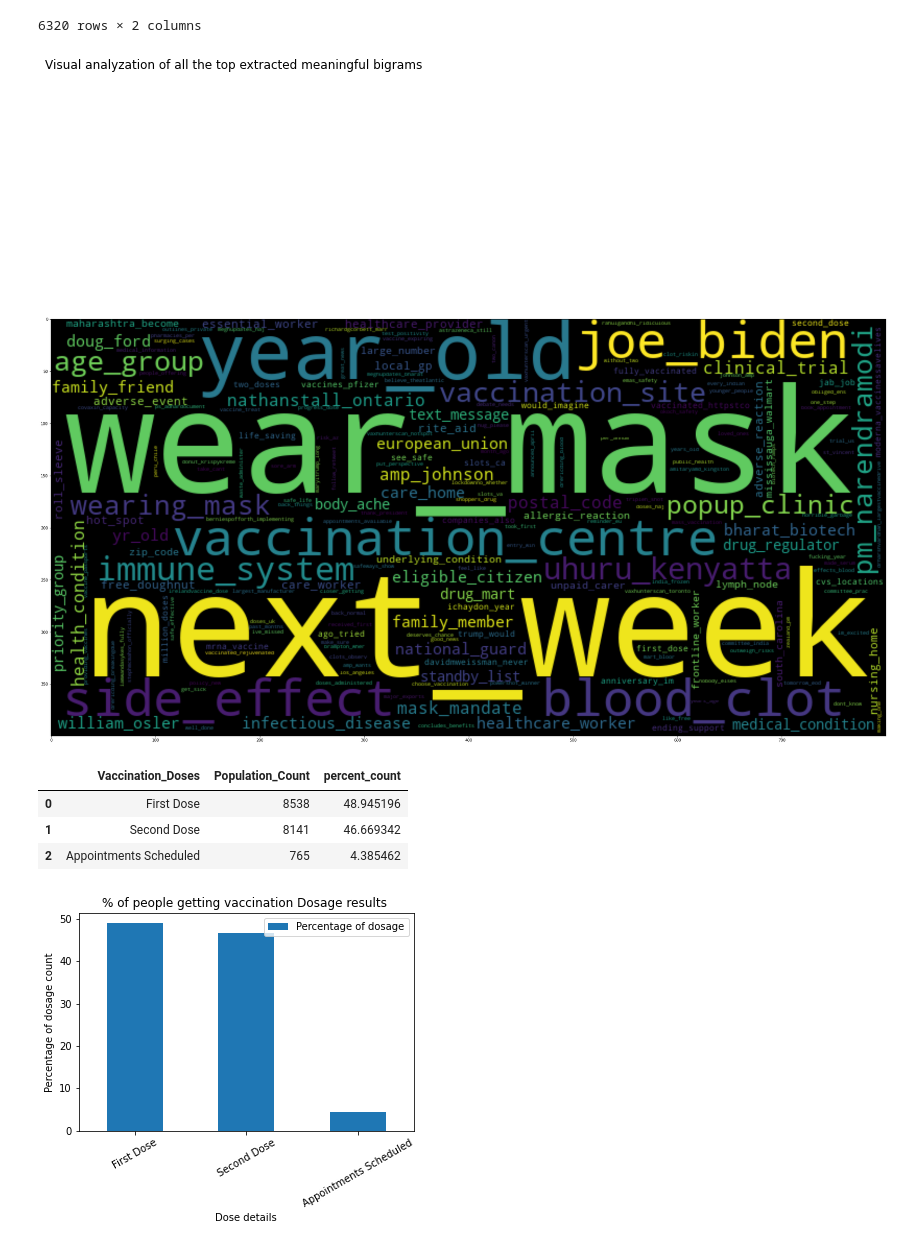
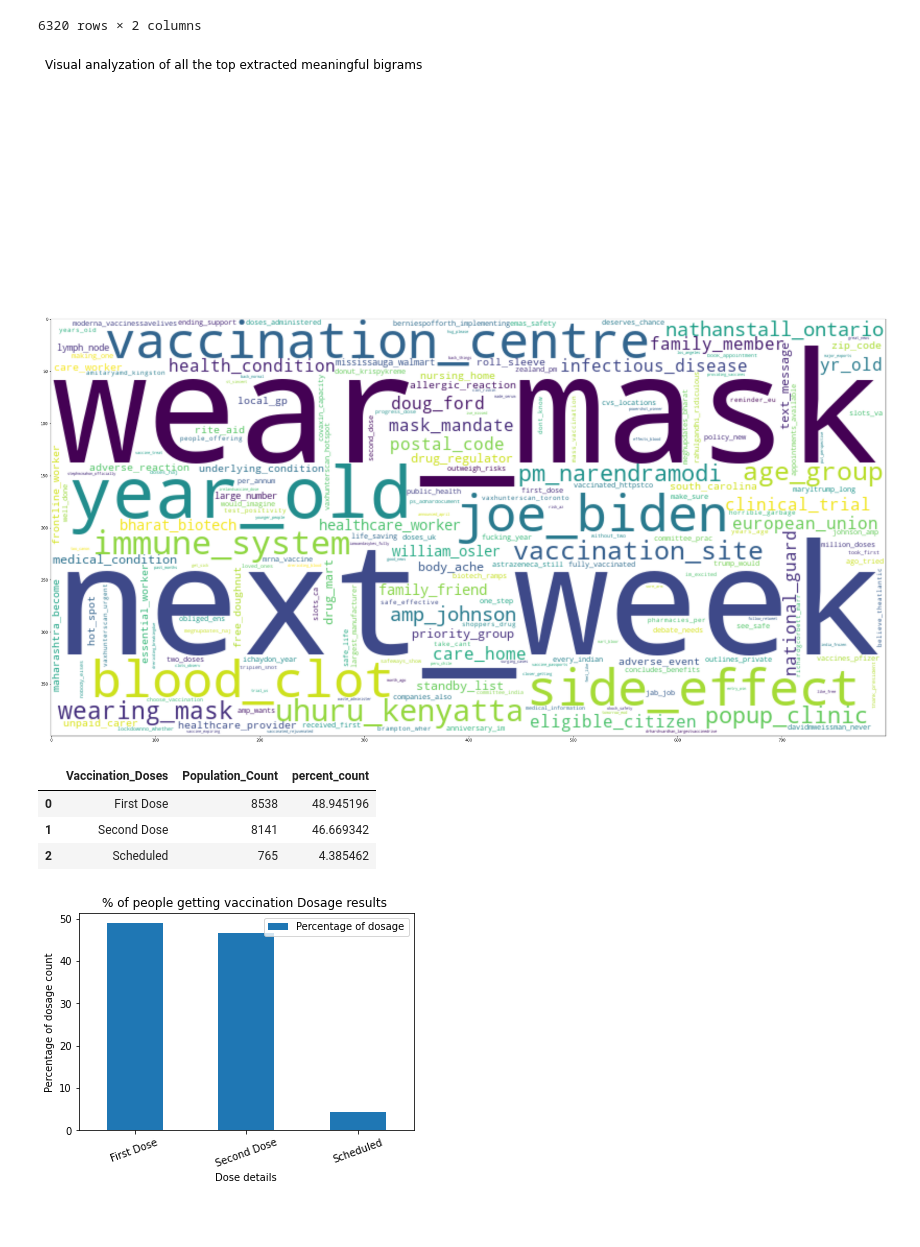
Before and after one commit to betty6you/TeamProject_group6, a Jupyter notebook: Vacc_Dose_TM_Bi_gram.ipynb, the cells around one changed output. Drawn from its saved outputs; the diff is of its cells as text; code cells hidden in the pictures; blank space fills up the shorter version.

```diff
--- a/Vacc_Dose_TM_Bi_gram.ipynb
+++ b/Vacc_Dose_TM_Bi_gram.ipynb
@@ -140,7 +140,7 @@ stopwords = set(STOPWORDS)
 stopwords.update(["hotvickkrishna_need","leaving_maga","cant_wait"])
 
 # Generate a word cloud image
-wordcloud = WordCloud(stopwords=stopwords, background_color="black", width=800, height=400).generate(textData)
+wordcloud = WordCloud(stopwords=stopwords, background_color="white", width=800, height=400).generate(textData)
 
 # Display the generated image matplotlib way:
 plt.axis("off")
@@ -151,7 +151,7 @@ plt.imshow(wordcloud, interpolation='bilinear')
 plt.show()
 # %% [output]
 [figure]
-[figure, old version]
+[figure, new version]
 # %%
 # Analysing the bi-grams and manually reading the bi-grams and categorizing them as First Dose , Second Dose and yet to be vaccinated
 First_Dose =[ 'first_dose', 'got_first','receives_first','took_first','due_second','single_dose','wearamask_firstdosedone','doses_administered','administering_doses'] # First Dose declaring manually for analysis
@@ -163,7 +163,7 @@ Second_Dose_Count  = df.loc[df['Bigram_Words'].isin(Second_Dose), 'Frequency'].s
 Appointments_Count = df.loc[df['Bigram_Words'].isin(Appointments_Scheduled), 'Frequency'].sum()
 
 # initialize list of lists
-Vaccination_Doses = [['First Dose', First_Dose_Count], ['Second Dose', Second_Dose_Count], ['Appointments Scheduled', Appointments_Count]]
+Vaccination_Doses = [['First Dose', First_Dose_Count], ['Second Dose', Second_Dose_Count], ['Scheduled', Appointments_Count]]
 
 # Create the pandas DataFrame
 df = pd.DataFrame(Vaccination_Doses, columns = ['Vaccination_Doses', 'Population_Count'])
@@ -176,24 +176,24 @@ df
 |  | Vaccination_Doses | Population_Count | percent_count |
 | 0 | First Dose | 8538 | 48.945196 |
 | 1 | Second Dose | 8141 | 46.669342 |
-| 2 | Appointments Scheduled | 765 | 4.385462 |
+| 2 | Scheduled | 765 | 4.385462 |
 # %%
 from matplotlib import pyplot as plt
 # Create a sample dataframe with an text index
 
 
 plotdata = pd.DataFrame(
     {"Percentage of dosage": percentCount},
     index= vaccinationDoses)
 # Plot a bar chart
 plotdata.plot(kind="bar")
 
 plotdata['Percentage of dosage'].plot(kind="bar", title="")
-# Rotate the x-labels by 30 degrees, and keep the text aligned horizontally
-plt.xticks(rotation=30, horizontalalignment="center")
+# Rotate the x-labels by 20 degrees, and keep the text aligned horizontally
+plt.xticks(rotation=20, horizontalalignment="center")
 plt.title("% of people getting vaccination Dosage results ")
 plt.xlabel("Dose details")
 plt.ylabel("Percentage of dosage count")
-plt.savefig('VaccineDosage.png')
+plt.savefig('VaccineDosage.png',dpi=400)
 # %% [output]
-[figure, old version]
+[figure, new version]
```
Also changed, not shown: parts of 1 cell of this notebook.
